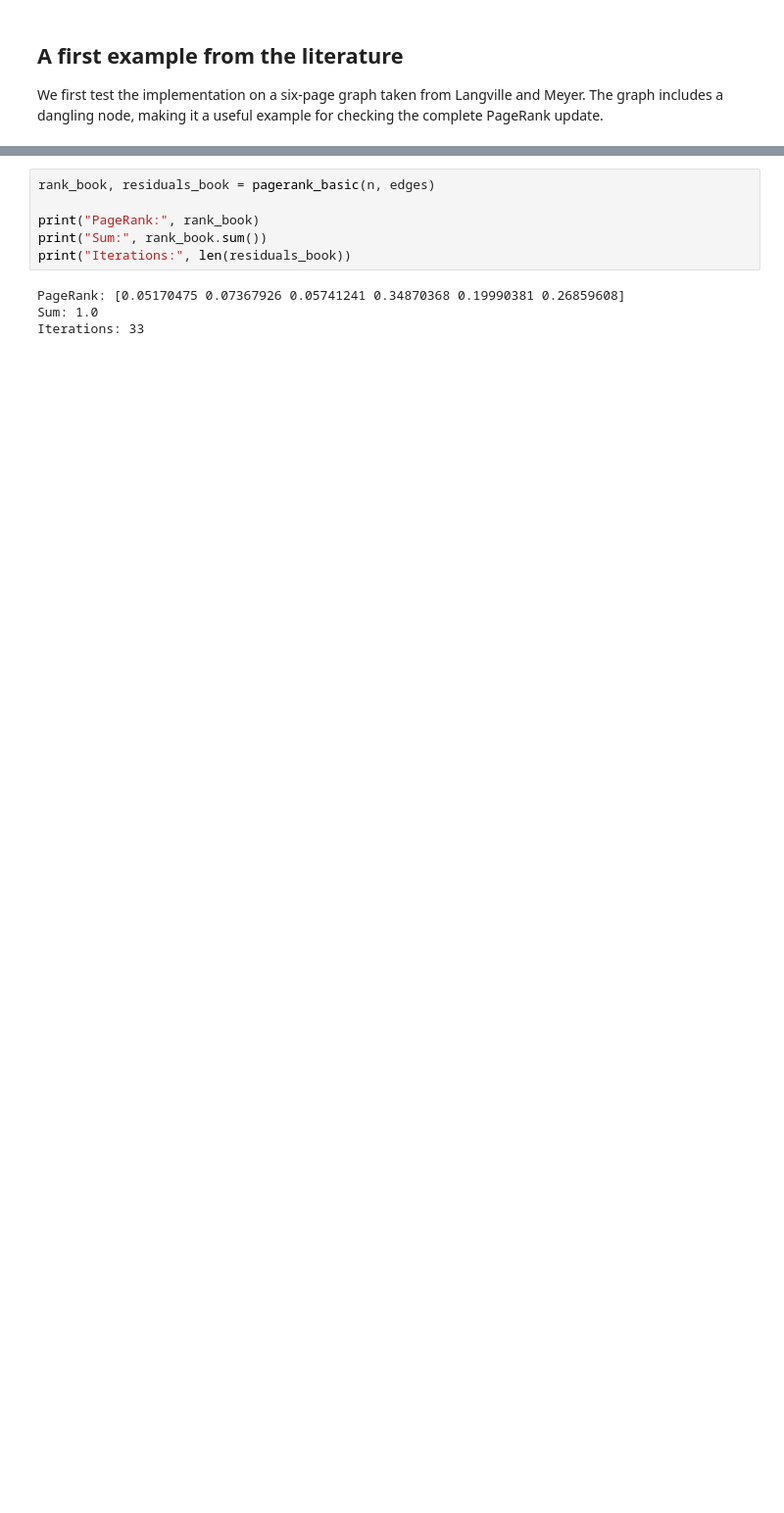
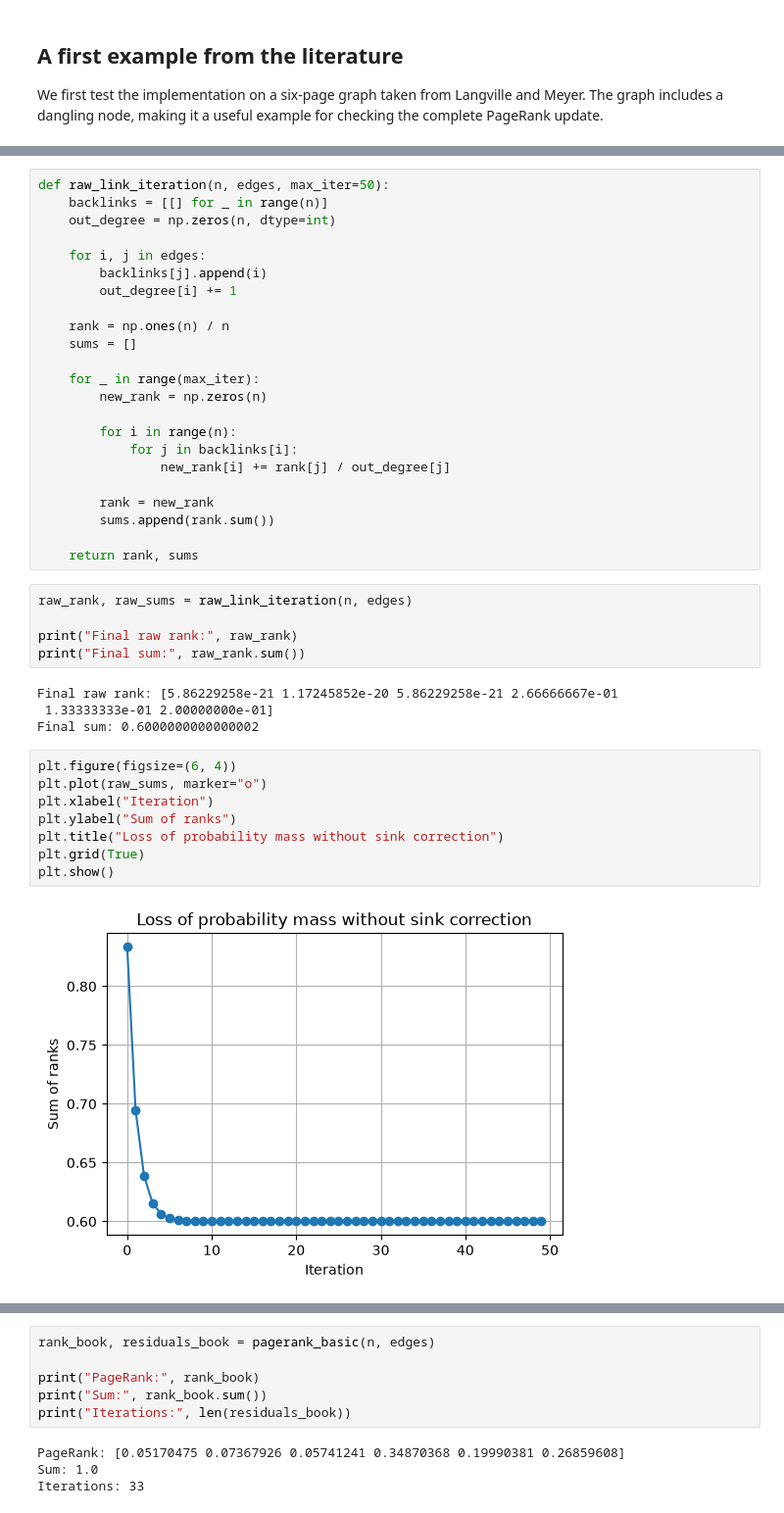
Before and after one commit to RiccardoInfascelli/numerical-analysis-pagerank, a Jupyter notebook: notebooks/pagerank_analysis.ipynb, the cells around one changed output, grey strips where cells are left out. Shown at 98% size. Saved outputs shown, nothing was run; the diff lists cells and outputs as text; blank space fills up the shorter version.

```diff
--- a/notebooks/pagerank_analysis.ipynb
+++ b/notebooks/pagerank_analysis.ipynb
@@ -138,0 +146,42 @@ plt.show()
+# %%
+def raw_link_iteration(n, edges, max_iter=50):
+    backlinks = [[] for _ in range(n)]
+    out_degree = np.zeros(n, dtype=int)
+
+    for i, j in edges:
+        backlinks[j].append(i)
+        out_degree[i] += 1
+
+    rank = np.ones(n) / n
+    sums = []
+
+    for _ in range(max_iter):
+        new_rank = np.zeros(n)
+
+        for i in range(n):
+            for j in backlinks[i]:
+                new_rank[i] += rank[j] / out_degree[j]
+
+        rank = new_rank
+        sums.append(rank.sum())
+
+    return rank, sums
+# %%
+raw_rank, raw_sums = raw_link_iteration(n, edges)
+
+print("Final raw rank:", raw_rank)
+print("Final sum:", raw_rank.sum())
+# %% [output]
+Final raw rank: [5.86229258e-21 1.17245852e-20 5.86229258e-21 2.66666667e-01
+ 1.33333333e-01 2.00000000e-01]
+Final sum: 0.6000000000000002
+# %%
+plt.figure(figsize=(6, 4))
+plt.plot(raw_sums, marker="o")
+plt.xlabel("Iteration")
+plt.ylabel("Sum of ranks")
+plt.title("Loss of probability mass without sink correction")
+plt.grid(True)
+plt.show()
+# %% [output]
+[figure, added]
```
Also changed, not shown: parts of 55 cells of this notebook, 2 other files.
